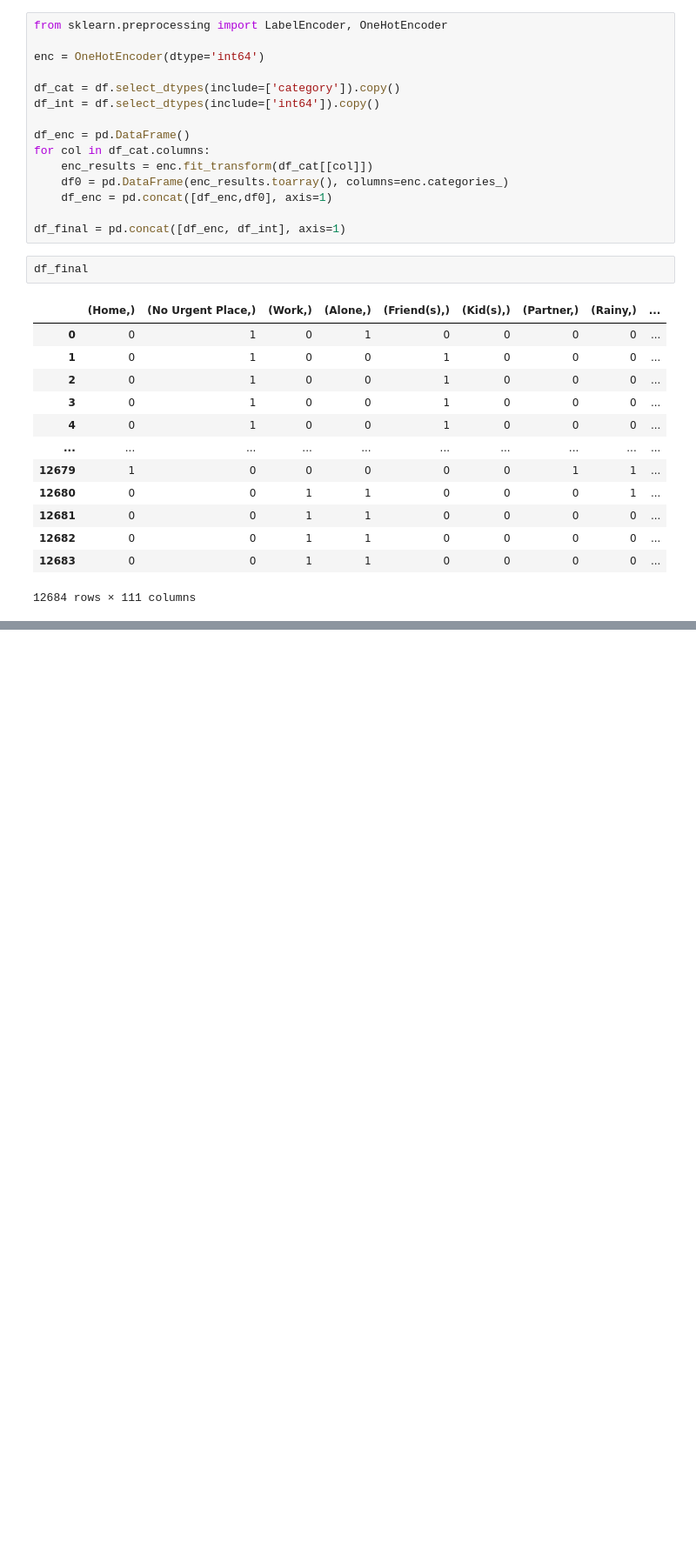
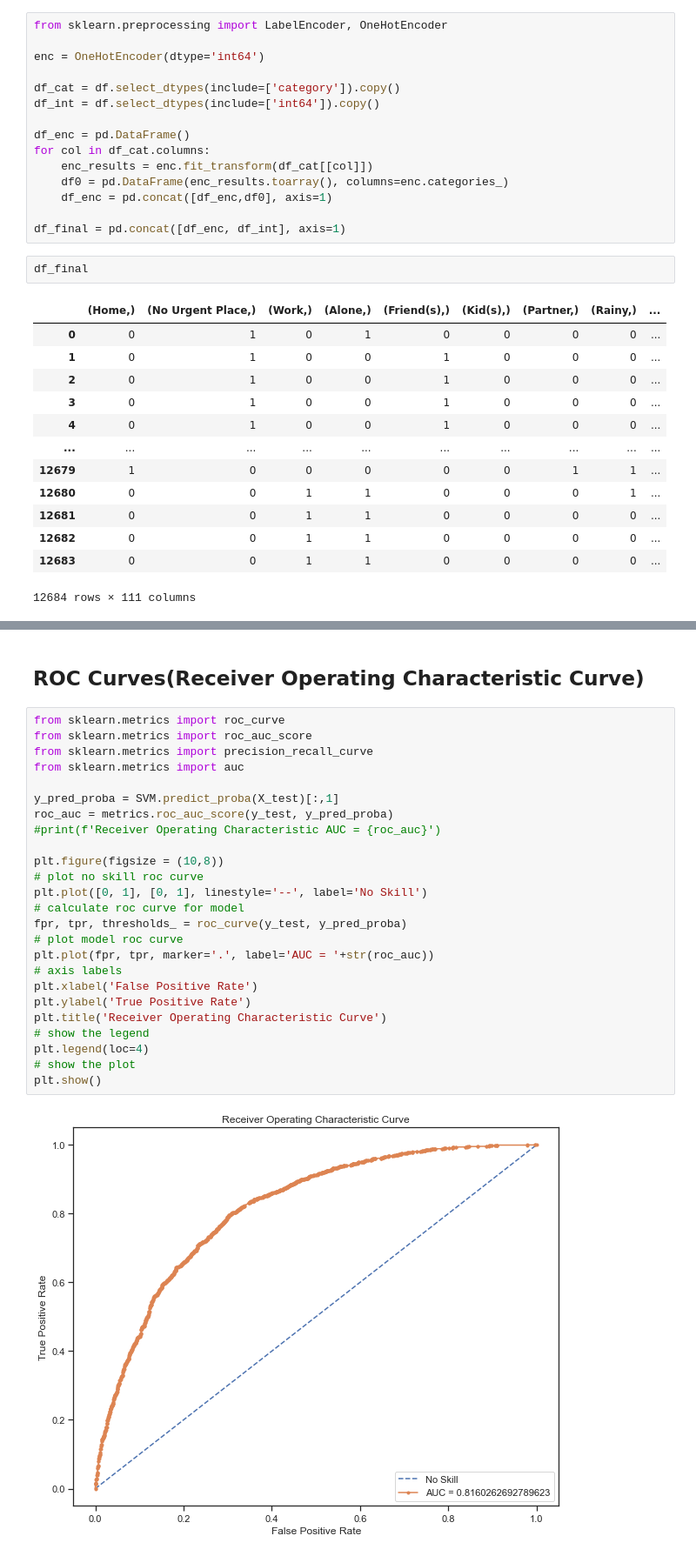
Before and after one commit to MaryamKarrabi-eng/DataMining, a Jupyter notebook: In-Vehicle Coupon Recommendation.ipynb, the cells around one changed output, grey strips where cells are left out. Shown: that part at 87% size. Cells and saved outputs as stored; diff of their text form; blank space fills up the shorter version.

```diff
--- a/In-Vehicle Coupon Recommendation.ipynb
+++ b/In-Vehicle Coupon Recommendation.ipynb
@@ -195,0 +354,29 @@ df_final
+# %% [markdown]
+## ROC Curves(Receiver Operating Characteristic Curve) ##
+# %%
+from sklearn.metrics import roc_curve
+from sklearn.metrics import roc_auc_score
+from sklearn.metrics import precision_recall_curve
+from sklearn.metrics import auc
+
+y_pred_proba = SVM.predict_proba(X_test)[:,1]
+roc_auc = metrics.roc_auc_score(y_test, y_pred_proba)
+#print(f'Receiver Operating Characteristic AUC = {roc_auc}')
+
+plt.figure(figsize = (10,8))
+# plot no skill roc curve
+plt.plot([0, 1], [0, 1], linestyle='--', label='No Skill')
+# calculate roc curve for model
+fpr, tpr, thresholds_ = roc_curve(y_test, y_pred_proba)
+# plot model roc curve
+plt.plot(fpr, tpr, marker='.', label='AUC = '+str(roc_auc))
+# axis labels
+plt.xlabel('False Positive Rate')
+plt.ylabel('True Positive Rate')
+plt.title('Receiver Operating Characteristic Curve')
+# show the legend
+plt.legend(loc=4)
+# show the plot
+plt.show()
+# %% [output]
+[figure, added]
```
Also changed, not shown: parts of 22 cells of this notebook, 2 other files.
